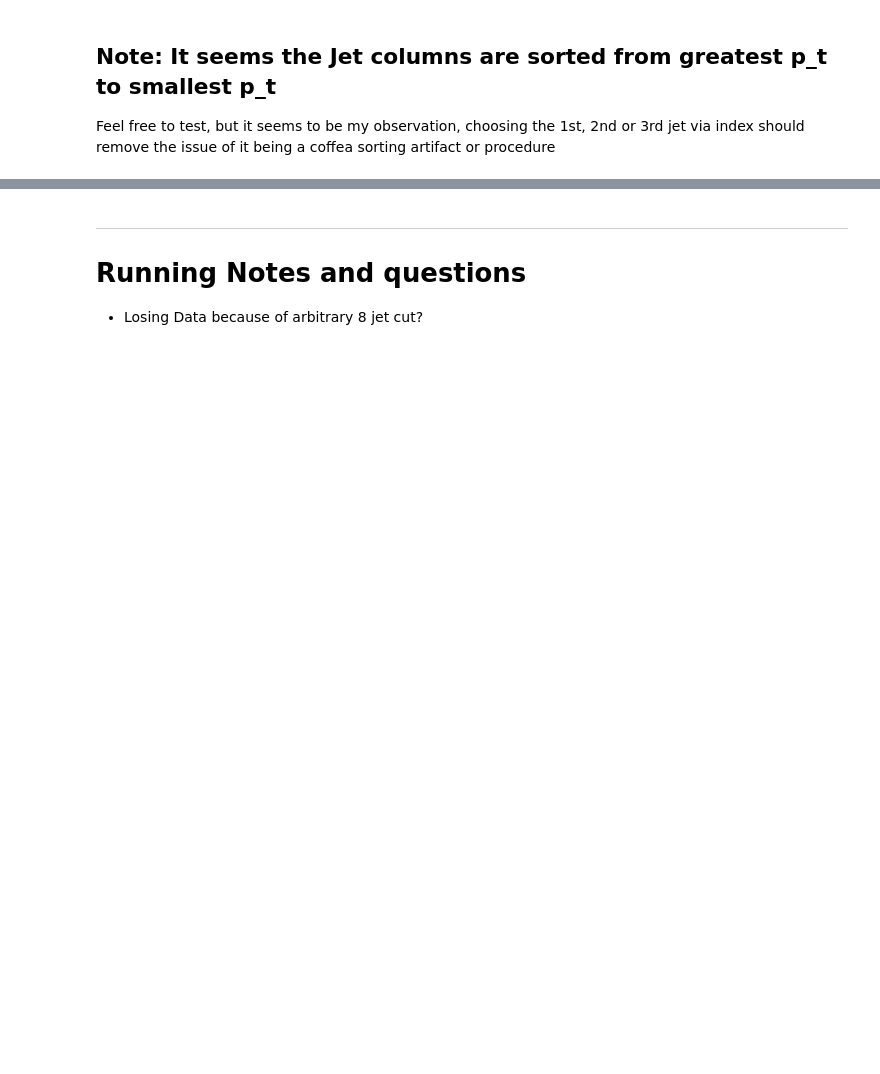
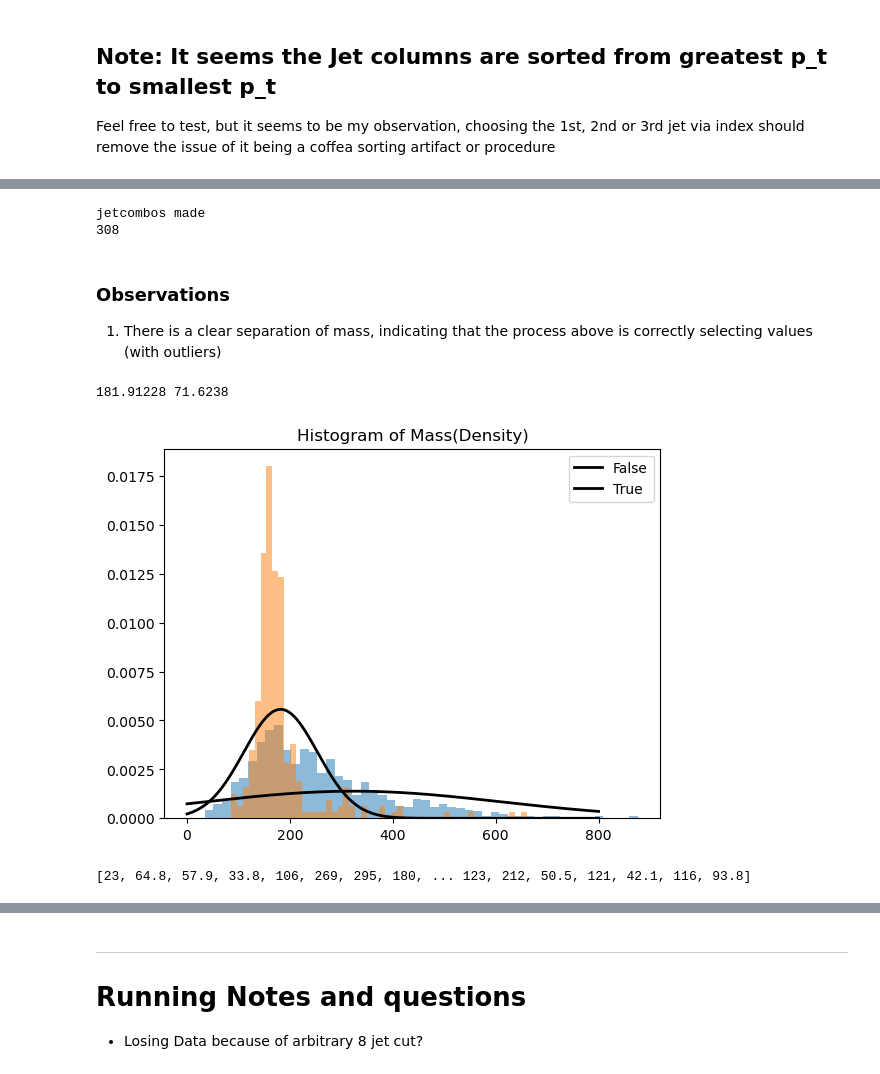
Before and after one commit to zshelton2015/Top_Tag_Repo, a Jupyter notebook: DataPreparation.ipynb, the cells around one changed output, grey strips where cells are left out. Saved outputs shown, nothing was run; the diff lists cells and outputs as text; code cells hidden in the pictures; blank space fills up the shorter version.

Commit message:
Created Data Preparation Files

```diff
--- a/DataPreparation.ipynb
+++ b/DataPreparation.ipynb
@@ -63,8 +54,3 @@ eventSel = (((ak.num(tightMuon)==1) | (ak.num(tightEle)==1)) &
             (ak.num(tightJet)>= 3) & (ak.num(bJet)>=1)
            )
 final = events[eventSel]
-# %%
-jets = ak.zip({"pt":final.Jet.pt[:,0:8],"eta":final.Jet.eta[:,0:8],"phi":final.Jet.phi[:,0:8],"mass":final.Jet.mass[:,0:8],"btag":final.Jet.btagCSVV2[:,0:8]})
-jet_kinematics=ak.zip({"pt":final.Jet.pt[:,0:8],"eta":final.Jet.eta[:,0:8],"phi":final.Jet.phi[:,0:8],"mass":final.Jet.mass[:,0:8]},with_name="PtEtaPhiMLorentzVector")
-
-jets.fields
@@ -100,4 +83,7 @@ print(W_Events[0].pdgId)
 # %%
 qqb_events=ak.concatenate([t_Events,W_Events],axis=2)
-mask=ak.count(event.pt,axis=2)>2
+print(qqb_events[0].pdgId)
+qqbmask=((ak.count(qqb_events.pt,axis=2)>2))
+print(qqbmask)
+hadronicevents=qqb_events[qqbmask]
 # %% [output]
@@ -107,2 +91,0 @@ mask=ak.count(event.pt,axis=2)>2
-# %%
-hadronicevents=event[mask]
@@ -131,0 +92,6 @@ print(min_3)
+# %%
+from coffea.nanoevents.methods import vector
+import uproot_methods
+ak.behavior.update(vector.behavior)
+#jet_kinematics=uproot_methods.TLorentzVectorArray.from_ptetaphim(final.Jet.pt,final.Jet.eta,final.Jet.phi,final.Jet.mass)
+jet_kinematics=ak.zip({"pt":final.Jet.pt,"eta":final.Jet.eta,"phi":final.Jet.phi,"mass":final.Jet.mass},with_name="PtEtaPhiMLorentzVector")
@@ -131,0 +101,32 @@ print(min_3)
+# %%
+#This uses Delta_r as the GenPart/Jet does not inherit nearest(), which is annoying. So the first loop run delta_r for each jet to every GenPart.
+f_delta=ak.ArrayBuilder()
+loc=ak.ArrayBuilder()
+j_data=ak.zip({"p4":jet_kinematics,"btag":final.Jet.btagDeepFlavB,"area":final.Jet.area,"event":final.event})
+j_data
+for x in range(0,len(jets)):
+    l=ak.ArrayBuilder()
+    for r in range(0,len(jets.p4[x])):
+        if(len(hadronicevents[x])>0):
+            l.append(jets.p4[x][r].delta_r(hadronicevents[x])[0])
+        else:
+            l.append([None,None,None])
+        #print("jet %s"%r)
+    f_delta.append(l)
+jetcombos=ak.ArrayBuilder()
+for x in range(0,len(jets)):
+    #print(pd.loc[x])
+    jetcombos.append(tuple(ak.sort((pd.loc[x,:,0]['values'].argmin(),pd.loc[x,:,1]['values'].argmin(),pd.loc[x,:,2]['values'].argmin()))))
+    #print(j)
+print("jetcombos made")
+print(len(args))
+args=ak.argcombinations(j_data,3,highlevel=True)
+combs=ak.combinations(j_data,3,highlevel=True)
+t=((args['0']==jetcombos['0'])&(args['1']==jetcombos['1'])&(args['2']==jetcombos['2']))
+validation=ak.flatten(t)
+recofinal=combs['0']+combs['1']+combs['2']
+test_reco=ak.flatten(recofinal)
+test_jets=ak.flatten(combs,axis=-1)
+# %% [output]
+jetcombos made
+308
@@ -131,0 +135,29 @@ print(min_3)
+# %% [markdown]
+### Observations
+1. There is a clear separation of mass, indicating that the process above is correctly selecting values (with outliers)
+# %%
+good=test_reco[validation]
+bad=test_reco[np.invert(validation)]
+from scipy.stats import norm
+good_fitmu,gfstd=norm.fit(np.array(good.p4.mass))
+bad_fitmu,bfstd=norm.fit(bad.p4.mass)
+xmin, xmax = 0,800
+x = np.linspace(xmin, xmax, 800)
+p1 = norm.pdf(x, good_fitmu, gfstd)
+plt.plot(x, p1, 'k', linewidth=2)
+p2 = norm.pdf(x, bad_fitmu, bfstd)
+plt.plot(x, p2, 'k', linewidth=2)
+print(good_fitmu,gfstd)
+plt.hist(bad['p4'].mass[0:1000],bins=50,alpha=.5,density=True)
+plt.hist(good['p4'].mass,bins=50,alpha=.5,density=True)
+plt.legend(["False","True"])
+plt.title("Histogram of Mass(Density)")
+plt.show()
+# %% [output]
+181.91228 71.6238
+[figure, added]
+# %%
+outliers=good[good['p4'].mass>250]
+print(outliers.p4.pt)
+# %% [output]
+[23, 64.8, 57.9, 33.8, 106, 269, 295, 180, ... 123, 212, 50.5, 121, 42.1, 116, 93.8]
```
Also changed, not shown: parts of 22 cells of this notebook, 15 other files.
